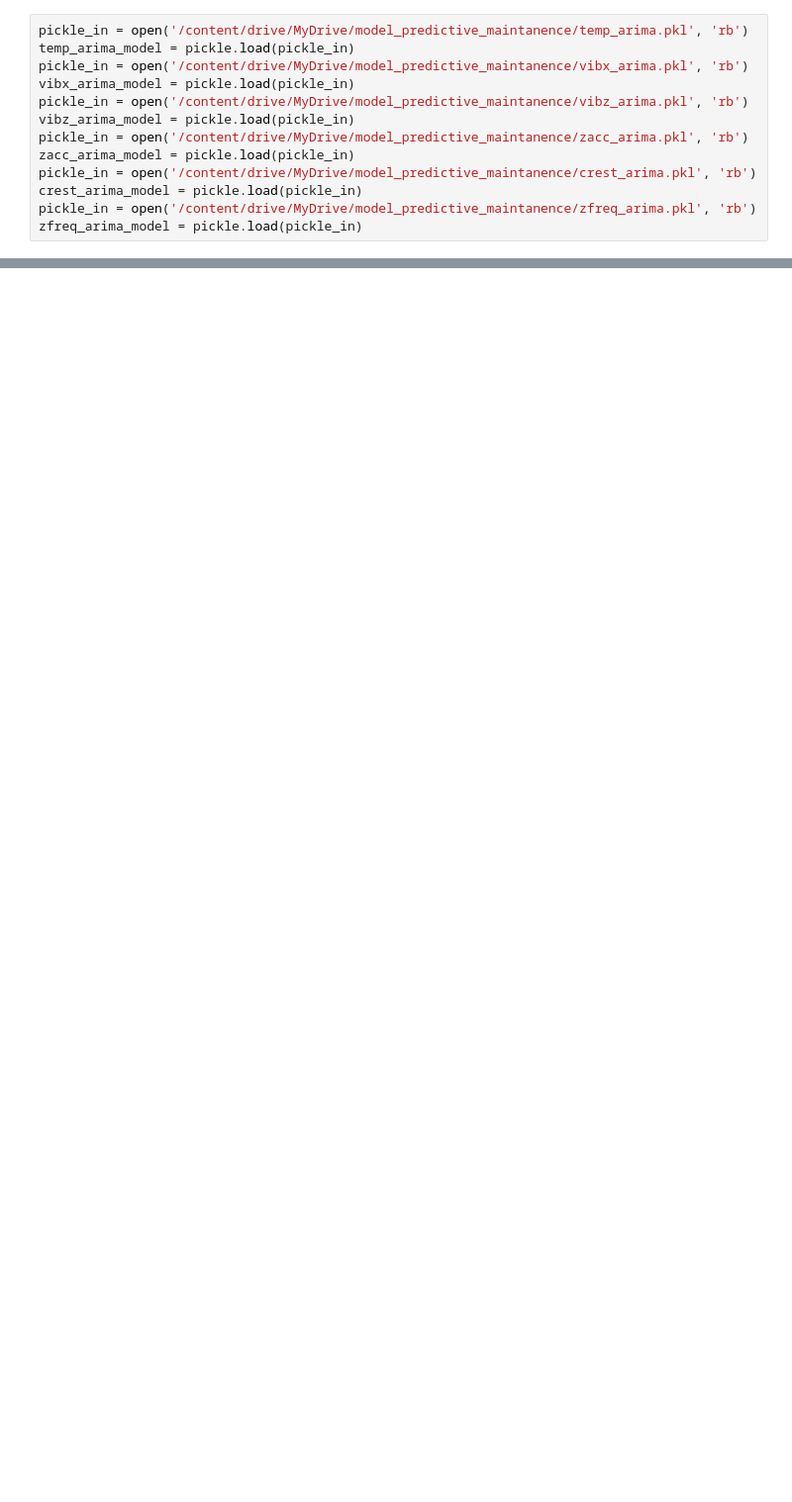
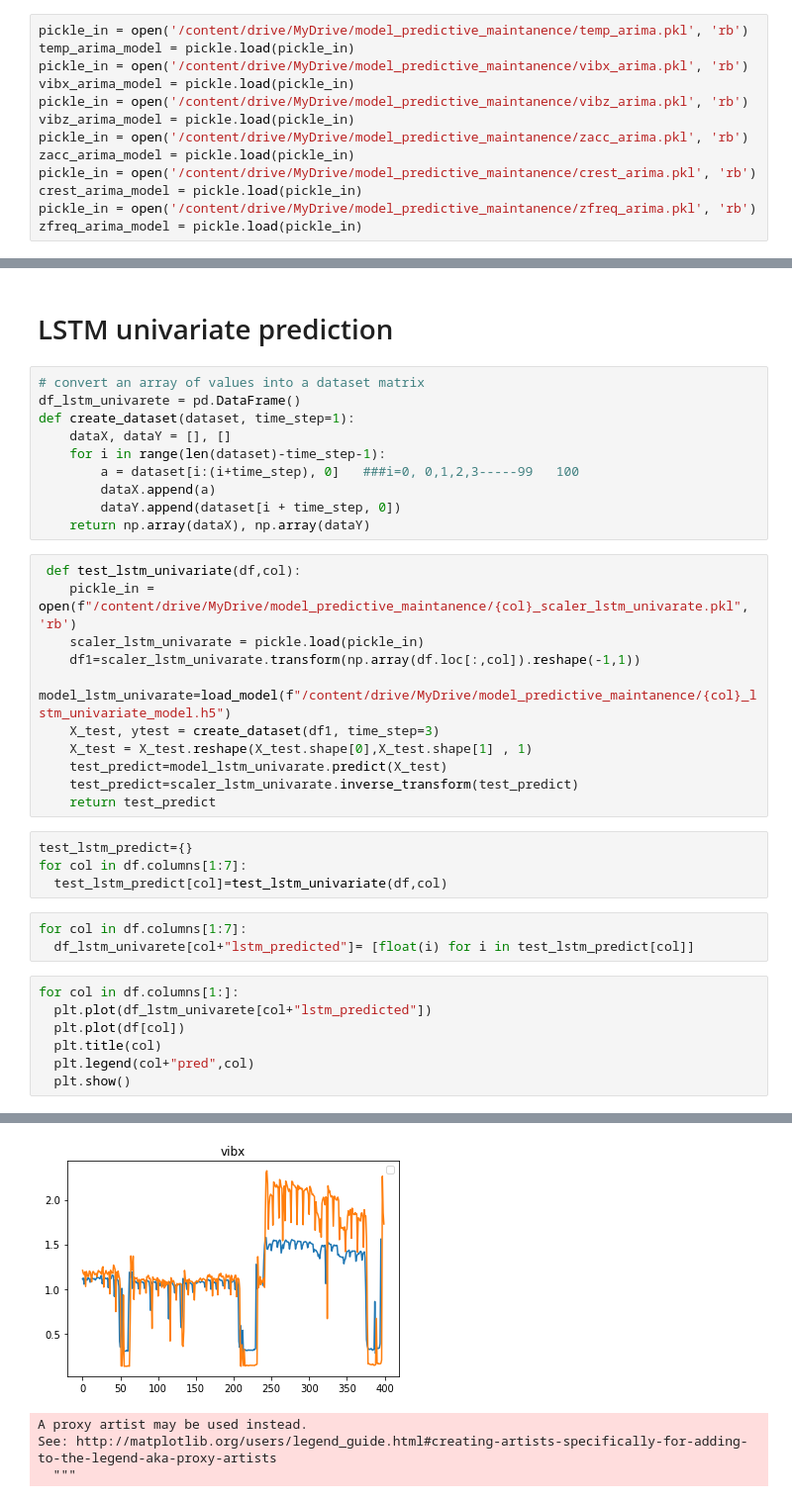
Before and after one commit to MustafaBozkurt84/predictive-maintanance-LSTM, a Jupyter notebook: predictive_maintanence_app.ipynb, the cells around one changed output, grey strips where cells are left out. Shown at 99% size. Drawn from its saved outputs; the diff is of its cells as text; blank space fills up the shorter version.

```diff
--- a/predictive_maintanence_app.ipynb
+++ b/predictive_maintanence_app.ipynb
@@ -44,0 +92,38 @@ for model,col in zip(arima_models,columns):
+# %% [markdown]
+# LSTM univariate prediction
+# %%
+# convert an array of values into a dataset matrix
+df_lstm_univarete = pd.DataFrame()
+def create_dataset(dataset, time_step=1):
+	dataX, dataY = [], []
+	for i in range(len(dataset)-time_step-1):
+		a = dataset[i:(i+time_step), 0]   ###i=0, 0,1,2,3-----99   100
+		dataX.append(a)
+		dataY.append(dataset[i + time_step, 0])
+	return np.array(dataX), np.array(dataY)
+# %%
+ def test_lstm_univariate(df,col):
+    pickle_in = open(f"/content/drive/MyDrive/model_predictive_maintanence/{col}_scaler_lstm_univarate.pkl", 'rb')
+    scaler_lstm_univarate = pickle.load(pickle_in)
+    df1=scaler_lstm_univarate.transform(np.array(df.loc[:,col]).reshape(-1,1))
+    model_lstm_univarate=load_model(f"/content/drive/MyDrive/model_predictive_maintanence/{col}_lstm_univariate_model.h5")
+    X_test, ytest = create_dataset(df1, time_step=3)
+    X_test = X_test.reshape(X_test.shape[0],X_test.shape[1] , 1)
+    test_predict=model_lstm_univarate.predict(X_test)
+    test_predict=scaler_lstm_univarate.inverse_transform(test_predict)
+    return test_predict
+# %%
+test_lstm_predict={}
+for col in df.columns[1:7]:
+  test_lstm_predict[col]=test_lstm_univariate(df,col)
+# %%
+for col in df.columns[1:7]:
+  df_lstm_univarete[col+"lstm_predicted"]= [float(i) for i in test_lstm_predict[col]]
+# %%
+for col in df.columns[1:]:
+  plt.plot(df_lstm_univarete[col+"lstm_predicted"])
+  plt.plot(df[col])
+  plt.title(col)
+  plt.legend(col+"pred",col)
+  plt.show()
+# %% [output]
@@ -44,0 +142,4 @@ for model,col in zip(arima_models,columns):
+[figure, added]
+A proxy artist may be used instead.
+See: http://matplotlib.org/users/legend_guide.html#creating-artists-specifically-for-adding-to-the-legend-aka-proxy-artists
+  """
```
Also changed, not shown: parts of 21 cells of this notebook.
